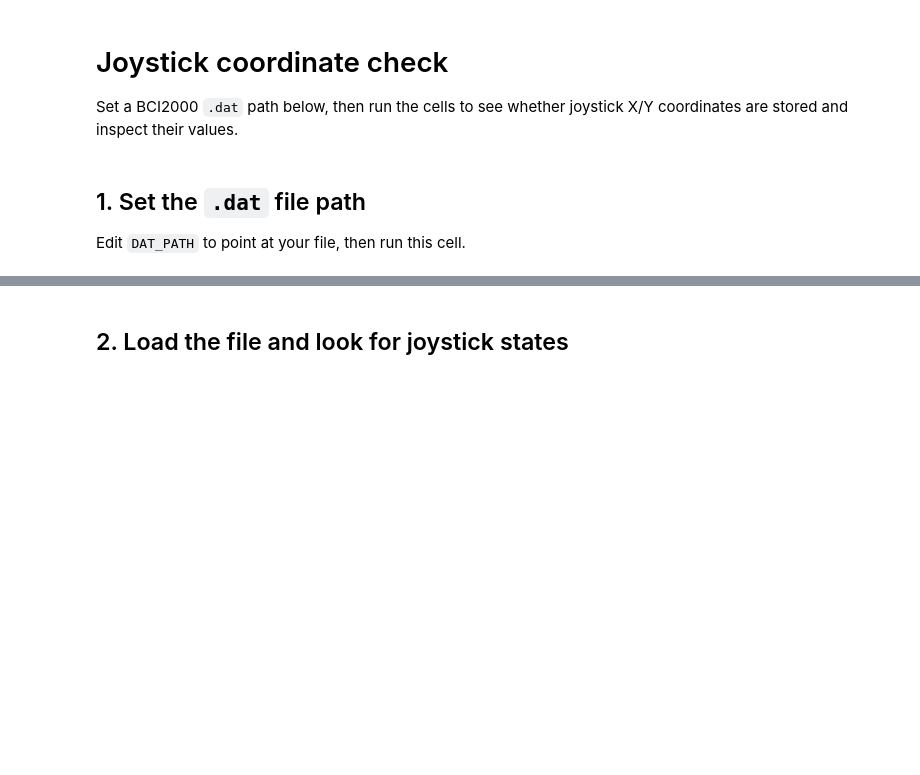
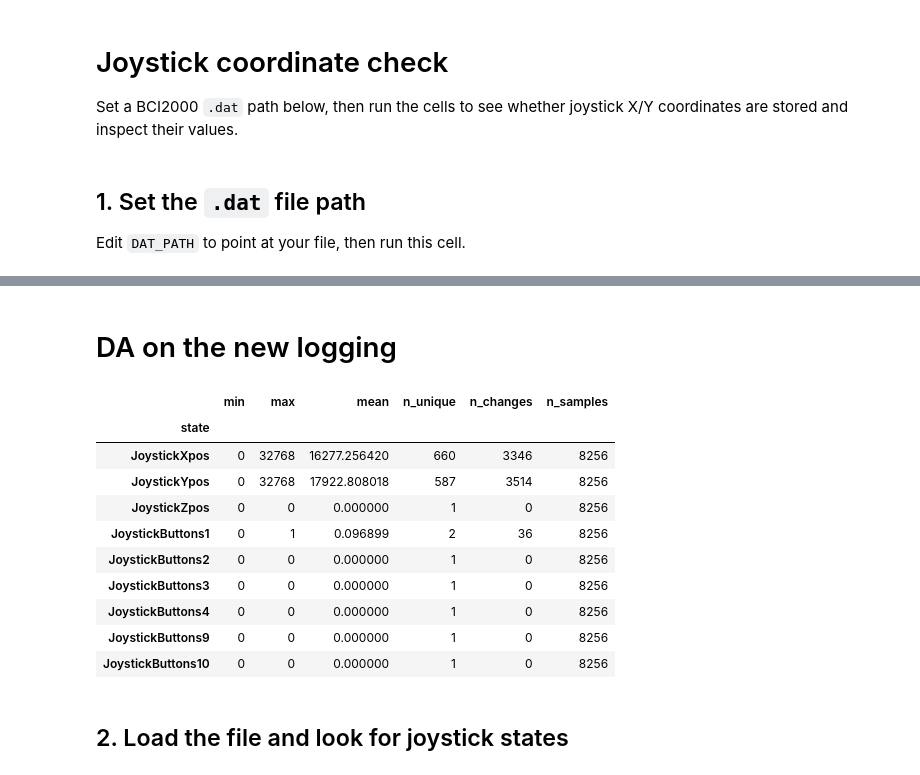
Before and after one commit to alexanderspeer/joystick_test_env, a Jupyter notebook: python_da/joystick_check.ipynb, the cells around one changed output, grey strips where cells are left out. Cells and saved outputs as stored; diff of their text form; code cells hidden in the pictures; blank space fills up the shorter version.

Commit message:
new testing env for joystick logging in bci2000

```diff
--- a/python_da/joystick_check.ipynb
+++ b/python_da/joystick_check.ipynb
@@ -26,3 +128,46 @@ Using: C:\Users\gabri\Desktop\joystick_test_env\python_da\NameS001R05.dat
+# %% [markdown]
+# DA on the new logging
+# %%
+joystick_states = [
+    name for name in stream.statedefs
+    if "joystick" in name.lower()
+]
+
+sig, states = stream.decode(
+    nsamp="all",
+    states=joystick_states
+)
+
+rows = []
+
+for name in joystick_states:
+    a = np.asarray(states[name]).ravel()
+
+    rows.append({
+        "state": name,
+        "min": a.min(),
+        "max": a.max(),
+        "mean": a.mean(),
+        "n_unique": np.unique(a).size,
+        "n_changes": int(np.count_nonzero(np.diff(a))),
+        "n_samples": a.size,
+    })
+
+summary_df = pd.DataFrame(rows).set_index("state")
+
+summary_df
+# %% [output]
+|  | min | max | mean | n_unique | n_changes | n_samples |
+| state |  |  |  |  |  |  |
+| JoystickXpos | 0 | 32768 | 16277.256420 | 660 | 3346 | 8256 |
+| JoystickYpos | 0 | 32768 | 17922.808018 | 587 | 3514 | 8256 |
+| JoystickZpos | 0 | 0 | 0.000000 | 1 | 0 | 8256 |
+| JoystickButtons1 | 0 | 1 | 0.096899 | 2 | 36 | 8256 |
+| JoystickButtons2 | 0 | 0 | 0.000000 | 1 | 0 | 8256 |
+| JoystickButtons3 | 0 | 0 | 0.000000 | 1 | 0 | 8256 |
+| JoystickButtons4 | 0 | 0 | 0.000000 | 1 | 0 | 8256 |
+| JoystickButtons9 | 0 | 0 | 0.000000 | 1 | 0 | 8256 |
+| JoystickButtons10 | 0 | 0 | 0.000000 | 1 | 0 | 8256 |
 # %% [markdown]
 ## 2. Load the file and look for joystick states
 # %%
```
Also changed, not shown: parts of 7 cells of this notebook, 4 other files.
